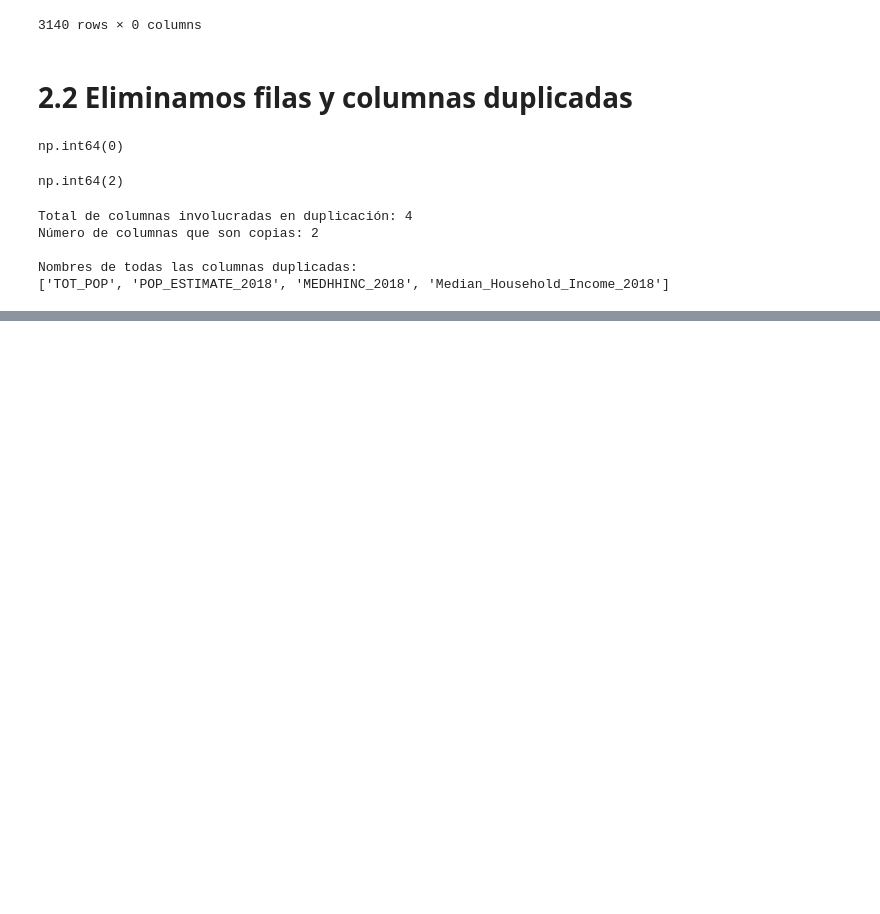
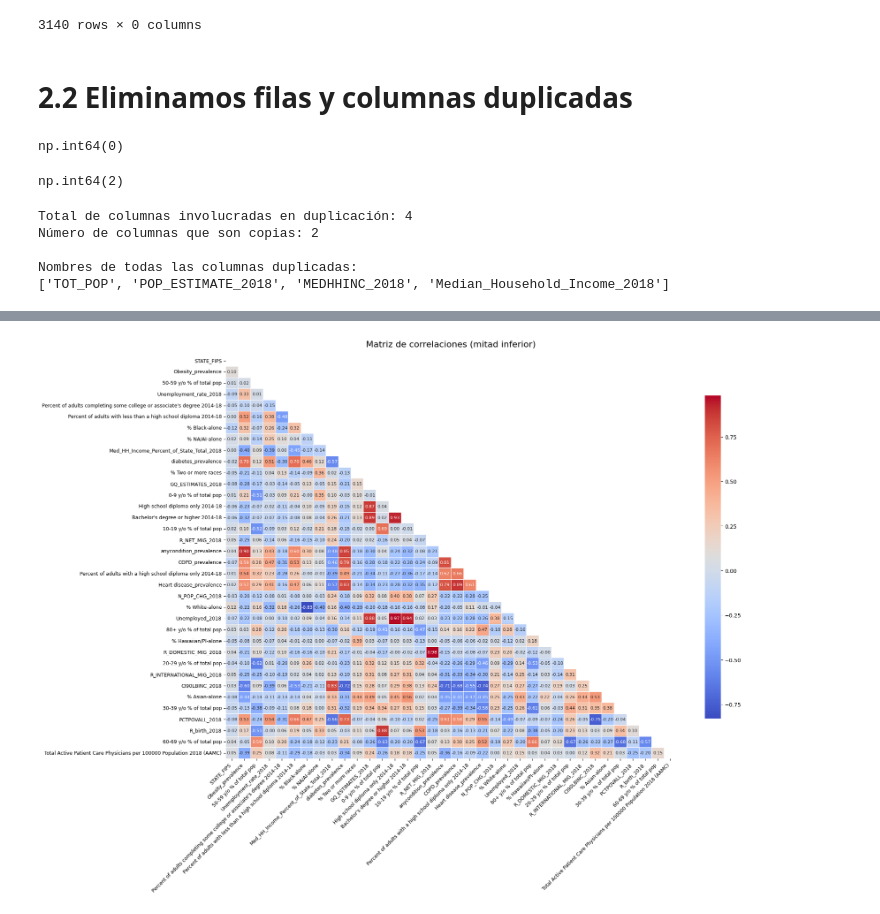
Before and after one commit to 4GeeksAcademy/carlos060495-intro-ml, a Jupyter notebook: src/03-regression-reg.ipynb, the cells around one changed output, grey strips where cells are left out. Cells and saved outputs as stored; diff of their text form; code cells hidden in the pictures; blank space fills up the shorter version.

```diff
--- a/src/03-regression-reg.ipynb
+++ b/src/03-regression-reg.ipynb
@@ -80,0 +437,12 @@ Nombres de todas las columnas duplicadas:
+# %%
+# Entrenamiento de RF
+model = RandomForestRegressor(random_state=42,n_jobs=-1).fit(X_train, y_train)
+# %%
+# Importancia de características
+importances = model.feature_importances_/model.feature_importances_.sum()*100
+
+# Convertir a DataFrame
+df_rf_imp = pd.DataFrame({'feature': X_train.columns,'rf_importance': importances}).sort_values(by='rf_importance', ascending=False)
+
+# Calculamos la importancia acumulada
+df_rf_imp['rf_importance_acum'] = df_rf_imp['rf_importance'].cumsum()
@@ -80,0 +566,9 @@ Nombres de todas las columnas duplicadas:
+# %%
+# Selección basada en importancia acumulada (80%)
+threshold = 95
+df_filt = df_rf_imp[df_rf_imp['rf_importance_acum'] <= threshold].copy()
+
+print(f"Features seleccionadas: {len(df_filt)}")
+print(f"Importancia acumulada: {df_filt['rf_importance'].sum():.1f}%")
+print(f"\nTop 10 features:")
+print(df_filt[['feature', 'rf_importance', 'rf_importance_acum']].head(10))
@@ -80,0 +593,4 @@ Nombres de todas las columnas duplicadas:
+# %%
+features = df_filt['feature']
+print(f"\nTotal features seleccionadas: {len(features)}")
+features
@@ -80,0 +642,20 @@ Nombres de todas las columnas duplicadas:
+# %%
+X_copy = X_train[features].copy()
+X_copy[target] = y_train
+corr = X_copy.corr()
+mask = np.triu(np.ones_like(corr, dtype=bool))
+
+plt.figure(figsize=(20, 15))
+sns.heatmap(
+    corr, mask=mask, cmap='coolwarm',
+    annot=True, fmt=".2f", linewidths=.5,
+    cbar_kws={"shrink": .8},
+    annot_kws={"size": 8}
+)
+plt.title("Matriz de correlaciones (mitad inferior)", fontsize=16, pad=15)
+plt.xticks(rotation=45, ha='right', fontsize=9)
+plt.yticks(fontsize=9)
+plt.tight_layout(pad=3.0)
+plt.show()
+# %% [output]
+[figure, added]
```
Also changed, not shown: parts of 56 cells of this notebook.
